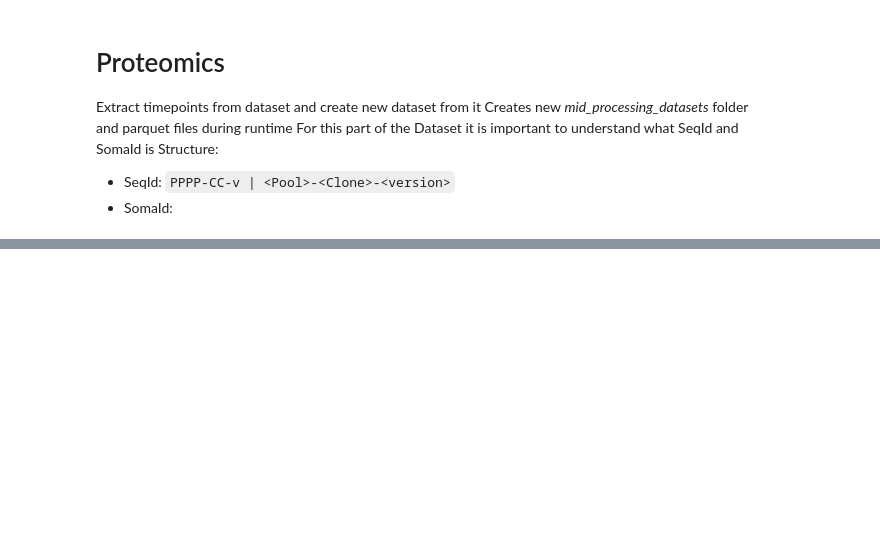
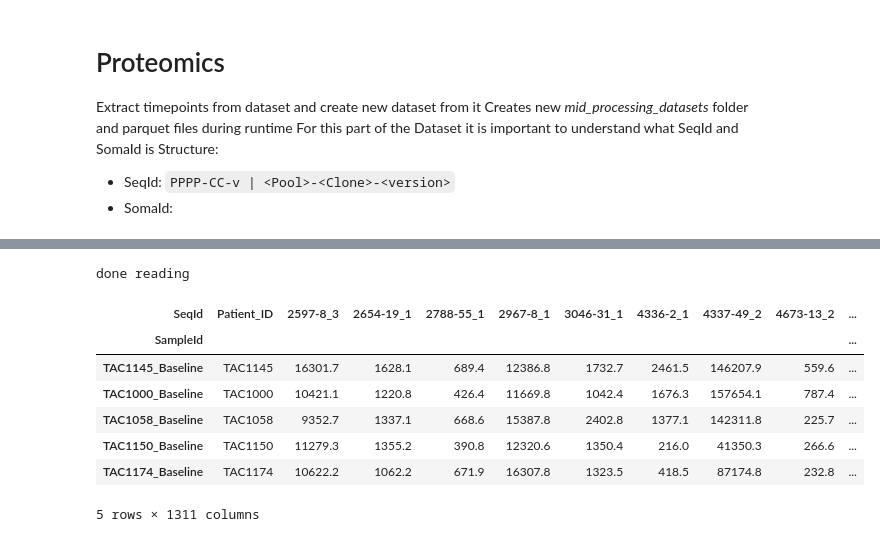
Before and after one commit to Roman0-5/RA-Map-EDA, a Jupyter notebook: notebooks/04_proteomics_preprocessing.ipynb, the cells around one changed output, grey strips where cells are left out. Saved outputs shown, nothing was run; the diff lists cells and outputs as text; code cells hidden in the pictures; blank space fills up the shorter version.

```diff
--- a/notebooks/04_proteomics_preprocessing.ipynb
+++ b/notebooks/04_proteomics_preprocessing.ipynb
@@ -43,8 +46,5 @@ create_gene_lookup(df_exp)
 df_exp_bl = pd.read_parquet("../mid_processing_datasets/expression_matrix_bl.parquet")
 df_exp_6m = pd.read_parquet("../mid_processing_datasets/expression_matrix_6m.parquet")
 print("done reading")
-# running data audit on newly formed data
-save_report(data_audit, df_exp_bl, "baseline expression matrix")
-save_report(data_audit, df_exp_6m, "6 months expression matrix")
-save_report(low_variance_report,df_exp_bl, "baseline expression matrix")
-save_report(low_variance_report, df_exp_6m, "6 months expression matrix")
+# %% [output]
+done reading
@@ -51,3 +57,15 @@ save_report(low_variance_report, df_exp_6m, "6 months expression matrix")
+# %%
+df_exp_bl.head()
+#df_exp_6m.head()
+# %% [output]
+| SeqId | Patient_ID | 2597-8_3 | 2654-19_1 | 2788-55_1 | 2967-8_1 | 3046-31_1 | 4336-2_1 | 4337-49_2 | 4673-13_2 | ... |
+| SampleId |  |  |  |  |  |  |  |  |  | ... |
+| TAC1145_Baseline | TAC1145 | 16301.7 | 1628.1 | 689.4 | 12386.8 | 1732.7 | 2461.5 | 146207.9 | 559.6 | ... |
+| TAC1000_Baseline | TAC1000 | 10421.1 | 1220.8 | 426.4 | 11669.8 | 1042.4 | 1676.3 | 157654.1 | 787.4 | ... |
+| TAC1058_Baseline | TAC1058 | 9352.7 | 1337.1 | 668.6 | 15387.8 | 2402.8 | 1377.1 | 142311.8 | 225.7 | ... |
+| TAC1150_Baseline | TAC1150 | 11279.3 | 1355.2 | 390.8 | 12320.6 | 1350.4 | 216.0 | 41350.3 | 266.6 | ... |
+| TAC1174_Baseline | TAC1174 | 10622.2 | 1062.2 | 671.9 | 16307.8 | 1323.5 | 418.5 | 87174.8 | 232.8 | ... |
+5 rows × 1311 columns
 # %%
 extract_dtypes(df_exp_bl, verbose=True)
 # %%
```
Also changed, not shown: parts of 2 cells of this notebook, 5 other files.
